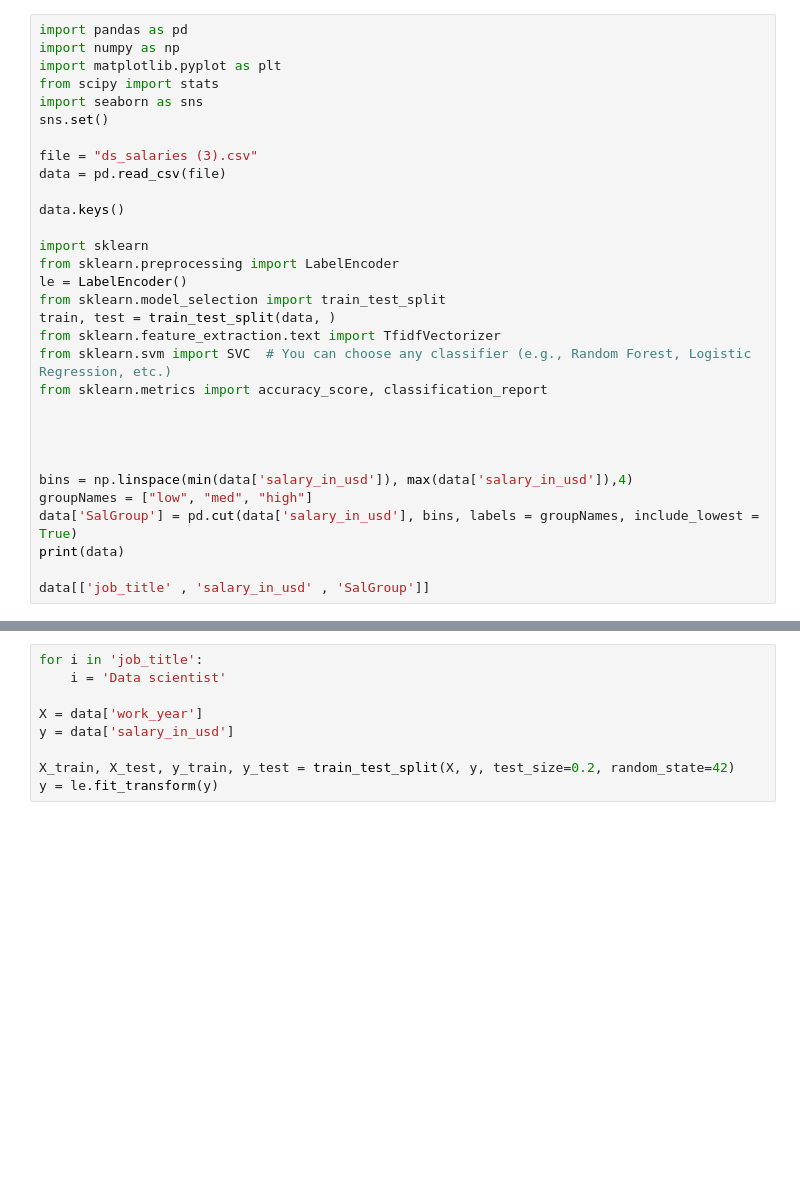
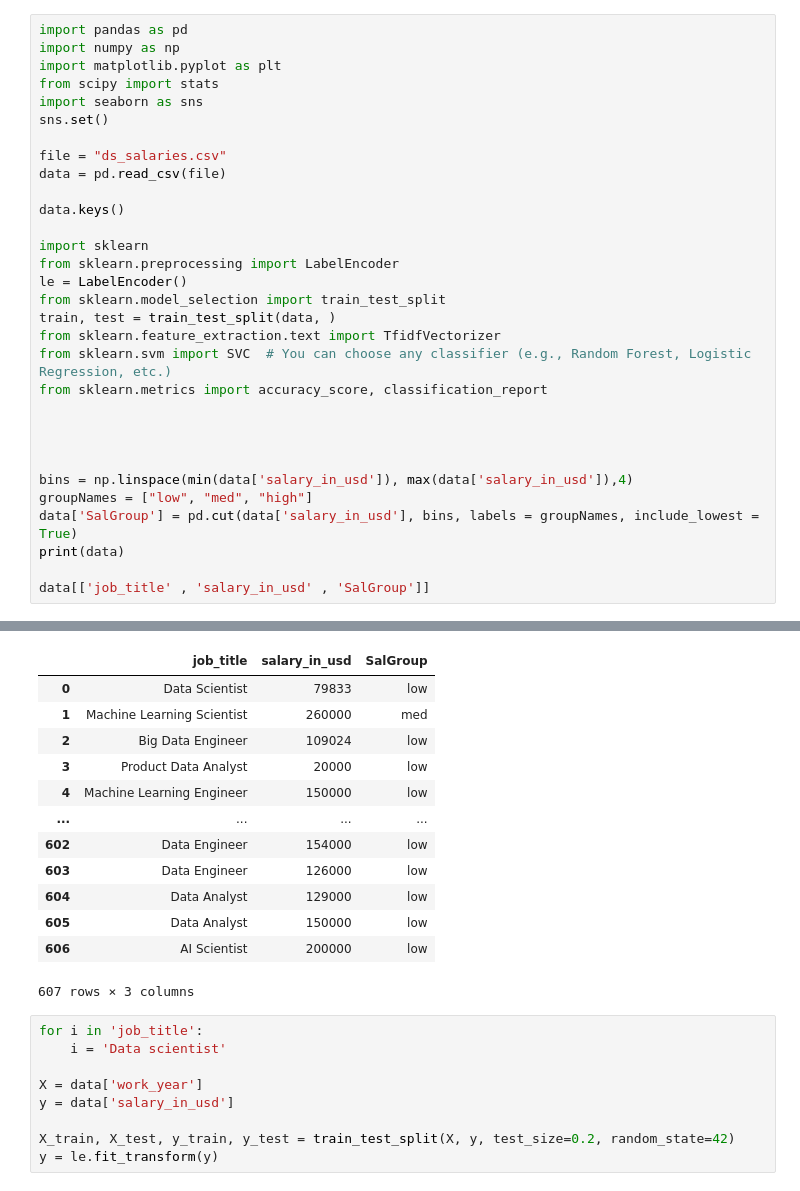
Before and after one commit to abs-rose/CODE-Cumbria-Assignments, a Jupyter notebook: salariesproject.ipynb, the cells around one changed output, grey strips where cells are left out. Cells and saved outputs as stored; diff of their text form; blank space fills up the shorter version.

```diff
--- a/salariesproject.ipynb
+++ b/salariesproject.ipynb
@@ -6,7 +6,7 @@ from scipy import stats
 import seaborn as sns
 sns.set()
 
-file = "ds_salaries (3).csv"
+file = "ds_salaries.csv"
 data = pd.read_csv(file)
 
 data.keys()
@@ -34,3 +50,16 @@ FileNotFoundError: [Errno 2] No such file or directory: 'ds_salaries (3).csv'
+|  | job_title | salary_in_usd | SalGroup |
+| 0 | Data Scientist | 79833 | low |
+| 1 | Machine Learning Scientist | 260000 | med |
+| 2 | Big Data Engineer | 109024 | low |
+| 3 | Product Data Analyst | 20000 | low |
+| 4 | Machine Learning Engineer | 150000 | low |
+| ... | ... | ... | ... |
+| 602 | Data Engineer | 154000 | low |
+| 603 | Data Engineer | 126000 | low |
+| 604 | Data Analyst | 129000 | low |
+| 605 | Data Analyst | 150000 | low |
+| 606 | AI Scientist | 200000 | low |
+607 rows × 3 columns
 # %%
 for i in 'job_title':
     i = 'Data scientist'
```
Also changed, not shown: parts of 2 cells of this notebook, 1 other file.
